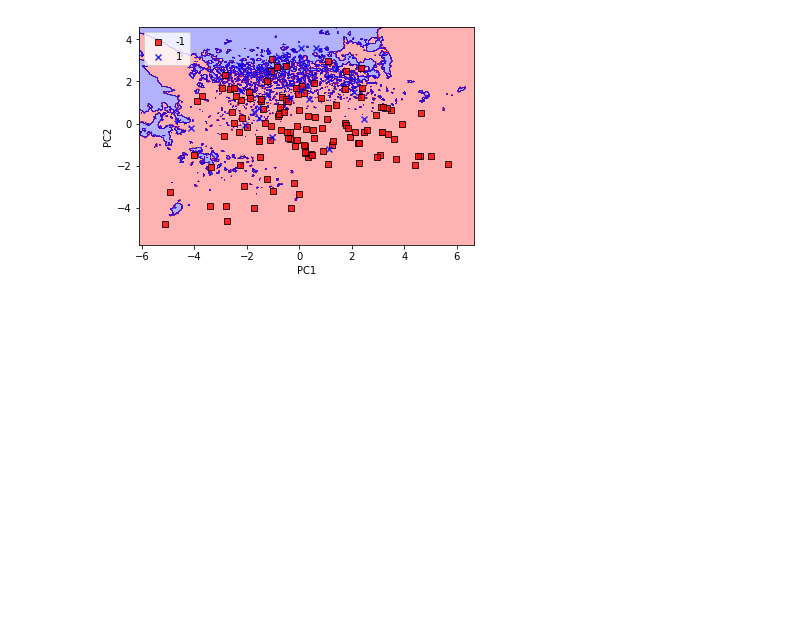
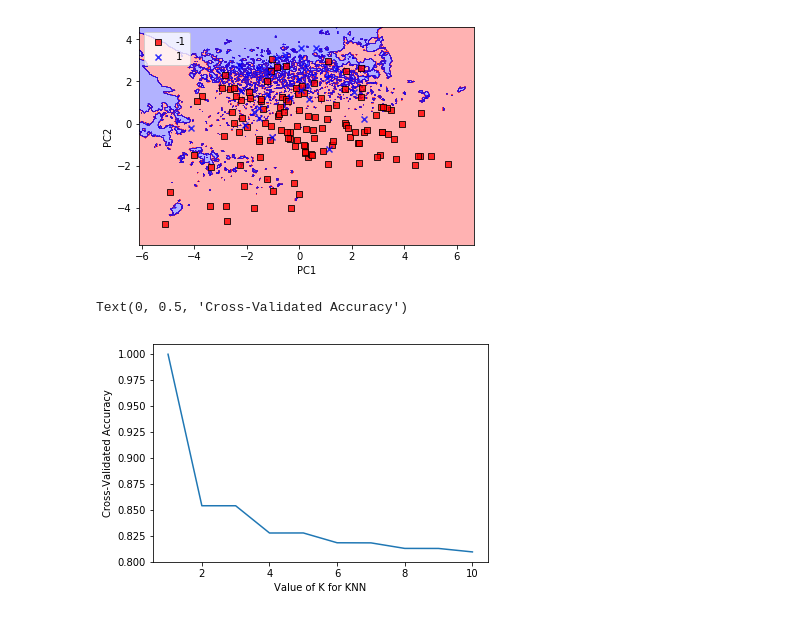
Before and after one commit to Freakierbog38/MineriaExamen2Respaldo, a Jupyter notebook: ConPCA.ipynb, the cells around one changed output. Drawn from its saved outputs; the diff is of its cells as text; code cells hidden in the pictures; blank space fills up the shorter version.

```diff
--- a/ConPCA.ipynb
+++ b/ConPCA.ipynb
@@ -368,3 +368,10 @@ plt.legend(loc='upper left')
 plt.show()
 # %% [output]
 [figure]
+# %%
+plt.plot(k_range, grid2.cv_results_['mean_train_score'])
+plt.xlabel('Value of K for KNN')
+plt.ylabel('Cross-Validated Accuracy')
+# %% [output]
+Text(0, 0.5, 'Cross-Validated Accuracy')
+[figure, added]
```
